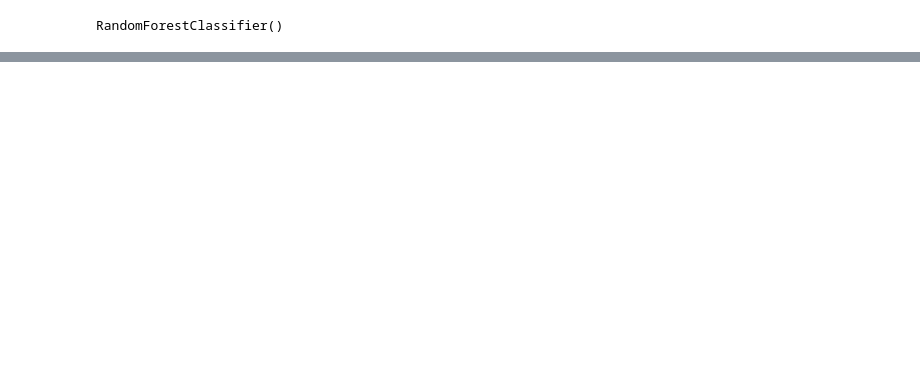
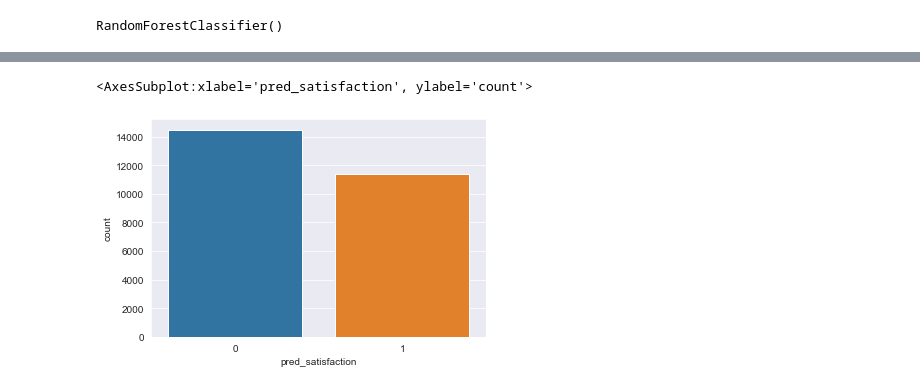
Before and after one commit to Sojiknight/ML-, a Jupyter notebook: Decision Trees and Random Forests.ipynb, the cells around one changed output, grey strips where cells are left out. Saved outputs shown, nothing was run; the diff lists cells and outputs as text; code cells hidden in the pictures; blank space fills up the shorter version.

```diff
--- a/Decision Trees and Random Forests.ipynb
+++ b/Decision Trees and Random Forests.ipynb
@@ -336,0 +590,8 @@ weighted avg       0.76      0.84      0.77      2874
+# %%
+plt.figure(figsize=(12,7))
+sns.set_style('darkgrid')
+%matplotlib inline
+sns.countplot(x='pred_satisfaction',data=test_data)
+# %% [output]
+<AxesSubplot:xlabel='pred_satisfaction', ylabel='count'>
+[figure, added]
```
Also changed, not shown: parts of 46 cells of this notebook.
